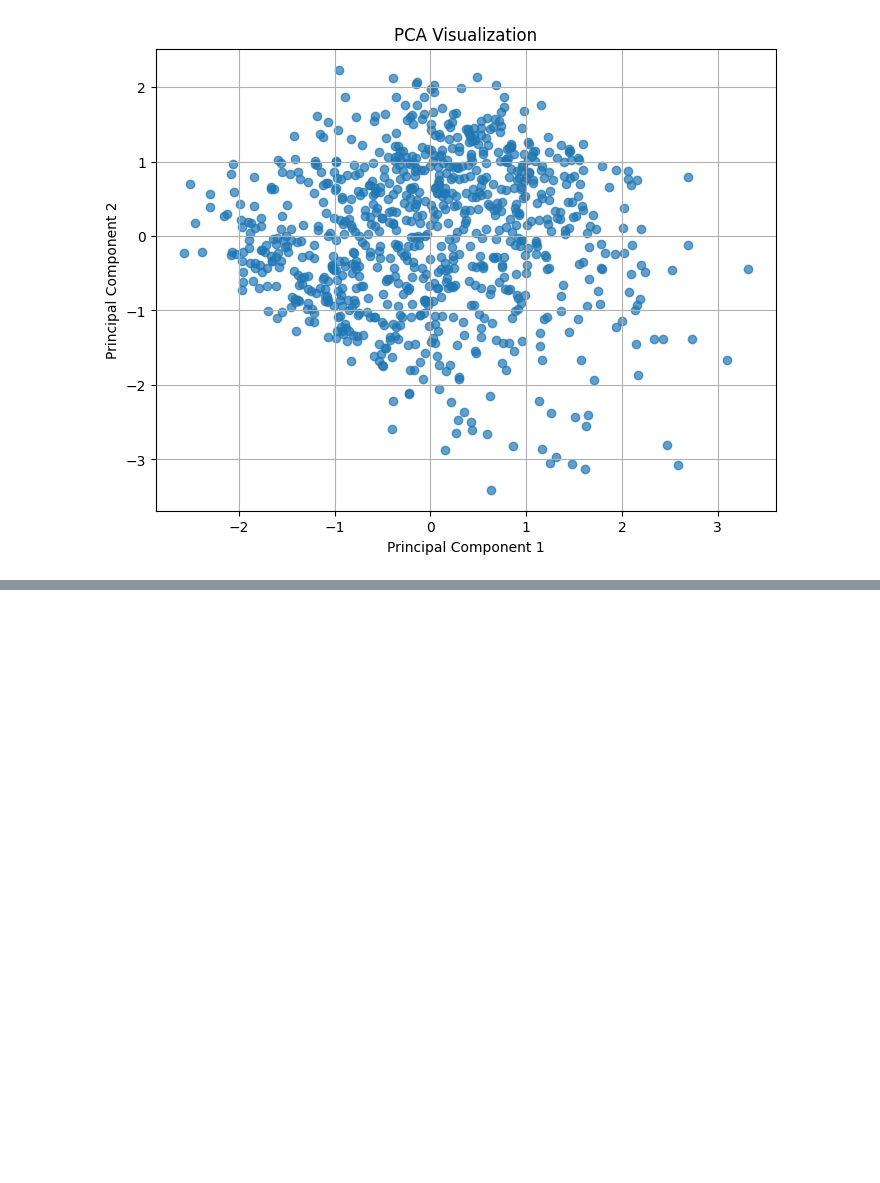
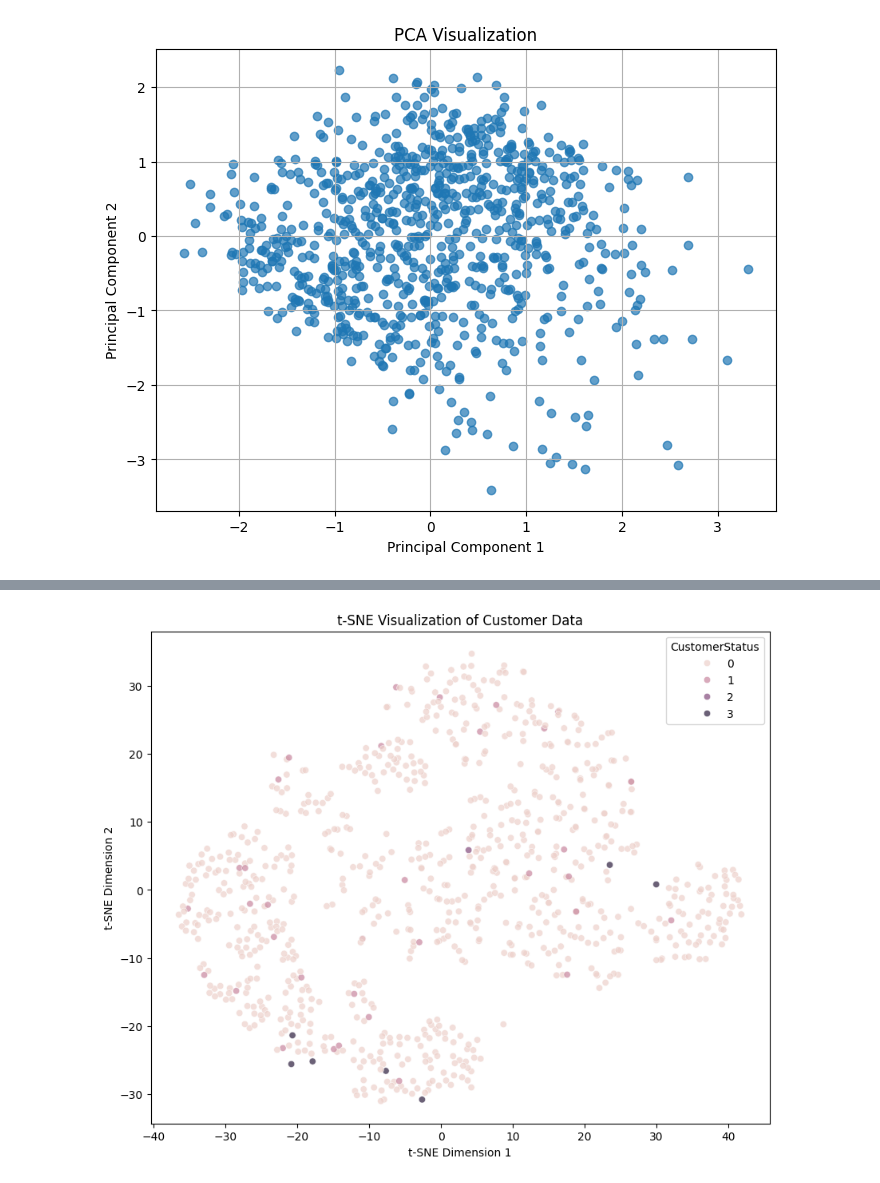
Before and after one commit to muzu1232005/iitmemimzdemo1, a Jupyter notebook: FeatureEngineering-BankingData.ipynb, the cells around one changed output, grey strips where cells are left out. Drawn from its saved outputs; the diff is of its cells as text; code cells hidden in the pictures; blank space fills up the shorter version.

Commit message:
feature-eng-practice csv for tsne

```diff
--- a/FeatureEngineering-BankingData.ipynb
+++ b/FeatureEngineering-BankingData.ipynb
@@ -383,0 +417,4 @@ plt.show()
+# %%
+# Apply t-SNE
+tsne = TSNE(n_components=2)
+tsne
@@ -383,0 +423,7 @@ plt.show()
+# %%
+tsne_results = tsne.fit_transform(bnkdat_df[['Age', 'AccountDuration', 'AverageMonthlySpending', 'InvestmentAccounts',
+                                   'FixedDeposits', 'MutualFunds', 'StockInvestments', 'BondInvestments',
+                                   'BalancedFunds', 'TaxSavings', 'TradingAccounts',
+                                   'SpecialtyFunds']])
+
+tsne_results
@@ -383,0 +438,3 @@ plt.show()
+# %%
+tsne_df = pd.DataFrame(data=tsne_results, columns=['tsne-2d-one', 'tsne-2d-two'])
+tsne_df
@@ -383,0 +455,3 @@ plt.show()
+# %%
+tsne_df['CustomerStatus'] = bnkdat_df['CustomerStatus']
+tsne_df
@@ -383,0 +472,19 @@ plt.show()
+# %%
+# Plot the t-SNE results
+plt.figure(figsize=(10, 8))
+sns.scatterplot(
+    x='tsne-2d-one', y='tsne-2d-two',
+    hue='CustomerStatus',
+    data=tsne_df,
+    legend='full',
+    alpha=0.7
+)
+
+plt.title('t-SNE Visualization of Customer Data')
+plt.xlabel('t-SNE Dimension 1')
+plt.ylabel('t-SNE Dimension 2')
+plt.savefig('tsne_visualization.png')
+
+tsne_df.to_csv('tsne_results_bank_data.csv', index=False)
+# %% [output]
+[figure, added]
```
Also changed, not shown: parts of 9 cells of this notebook, 2 other files.
